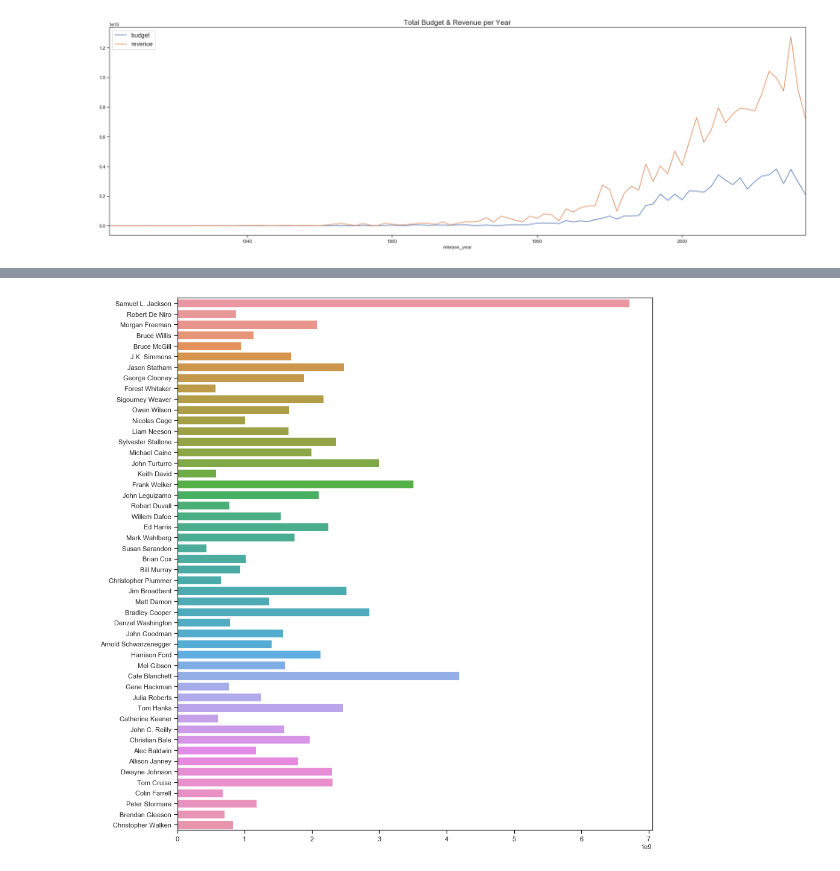
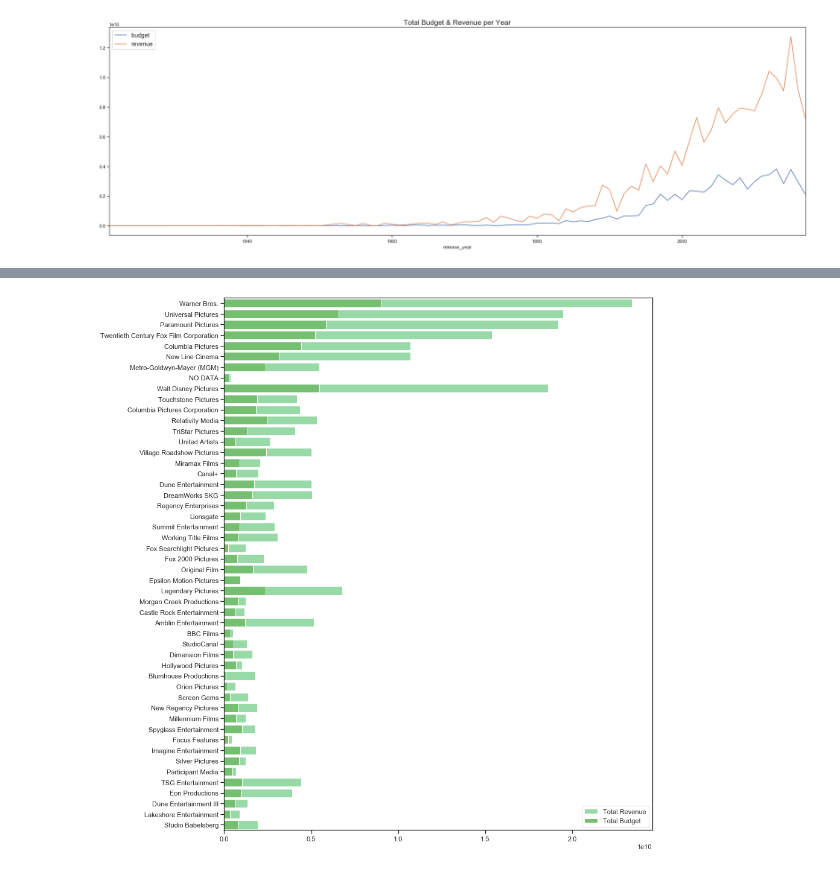
Before and after one commit to robert-myers/tmdb-box-office-prediction, a Jupyter notebook: Untitled.ipynb, the cells around one changed output, grey strips where cells are left out. Saved outputs shown, nothing was run; the diff lists cells and outputs as text; code cells hidden in the pictures.

```diff
--- a/Untitled.ipynb
+++ b/Untitled.ipynb
@@ -150,15 +150,9 @@ plt.tight_layout()
 # lists_of_production_companies = train_df["production_companies"].apply(lambda production_companies: [production_company["name"] for production_company in production_companies] if production_companies else ["no data"])
 # Counter(chain(*lists_of_production_companies)).most_common(21)
 # %%
-def count_dict_items(df, dct_columns):
+def count_dict_items(df, dct_columns=dictionary_columns):
     top_counts = []
     for column in dct_columns:
         top_count = Counter(chain(*df[column].apply(lambda row: [dct["name"] for dct in row] if row else ["NO DATA"]))).most_common()
         top_counts.append(top_count)
-    return top_counts
-
-top_counts = count_dict_items(train_df, dictionary_columns)
-
-top_counts_df = pd.DataFrame(top_counts, index=dictionary_columns).T
-top_counts_df.head(50)
-# top_counts_df["production_companies"].dropna().head(10)
+    return pd.DataFrame(top_counts, index=dct_columns).T
@@ -182,0 +159,8 @@ top_counts_df.head(50)
+# %%
+# top_counts = count_dict_items(train_df)
+# top_counts_df = pd.DataFrame(top_counts, index=dictionary_columns).T
+
+top_counts_df = count_dict_items(train_df)
+
+top_counts_df.head(50)
+# top_counts_df["production_companies"].dropna().head(10)
@@ -273,7 +274,18 @@ def movie_search(df, name, category):
 #     bud = float(movie_search(train_df, actor, "cast")[["budget"]].sum())
 #     net = rev - bud
 # %%
-def box_office_from_search(category, top=21, data_to_find=top_counts_df, df=train_df):
+def movie_search_aggregate(df, ele, category, agg="sum"):
+    if agg == "sum":
+        budget = float(movie_search(df, ele, category)[["budget"]].sum())
+        revenue = float(movie_search(df, ele, category)[["revenue"]].sum())
+    elif agg == "mean":
+        budget = float(movie_search(df, ele, category)[["budget"]].mean())
+        revenue = float(movie_search(df, ele, category)[["revenue"]].mean())
+    else:
+        return "invalid agg argument"
+    return budget, revenue
+
+def box_office_from_search(category, agg="sum",top=21, data_to_find=top_counts_df, df=train_df):
     """
     input:
         category is a string of the column name to query.
@@ -302,8 +314,7 @@ def box_office_from_search(category, top=21, data_to_find=top_counts_df, df=trai
     nets = []
 
     for ele, count in data_to_find[category][:top]:
-        budget = float(movie_search(df, ele, category)[["budget"]].sum())
-        revenue = float(movie_search(df, ele, category)[["revenue"]].sum())
+        budget, revenue = movie_search_aggregate(df, ele, category, agg)
         net = revenue - budget
 
         budgets.append(budget)
@@ -314,12 +368,16 @@ def box_office_from_search(category, top=21, data_to_find=top_counts_df, df=trai
 # %%
 fig, ax = plt.subplots(figsize=(13, 13))
 
-actor_names, top_50_actor_budgets, top_50_actor_revenues, top_50_actor_nets = box_office_from_search("cast", top=50)
+production_company_names, production_company_budgets, production_company_revenues, production_company_nets = box_office_from_search("production_companies", top=50)
 
-sns.barplot(x=top_50_actor_nets, y=list(range(50)), orient="h", ax=ax)
+sns.set_color_codes("pastel")
+sns.barplot(x=production_company_revenues, y=list(range(50)), orient="h", ax=ax, label="Total Revenue", color="g")
+sns.set_color_codes("muted")
+sns.barplot(x=production_company_budgets, y=list(range(50)), orient="h", ax=ax, label="Total Budget", color="g")
 
-ax.set_yticklabels(actor_names)
+ax.legend()
+ax.set_yticklabels(production_company_names)
 
 plt.tight_layout()
 # %% [output]
-[figure, old version]
+[figure, new version]
```
Also changed, not shown: parts of 12 cells of this notebook.
